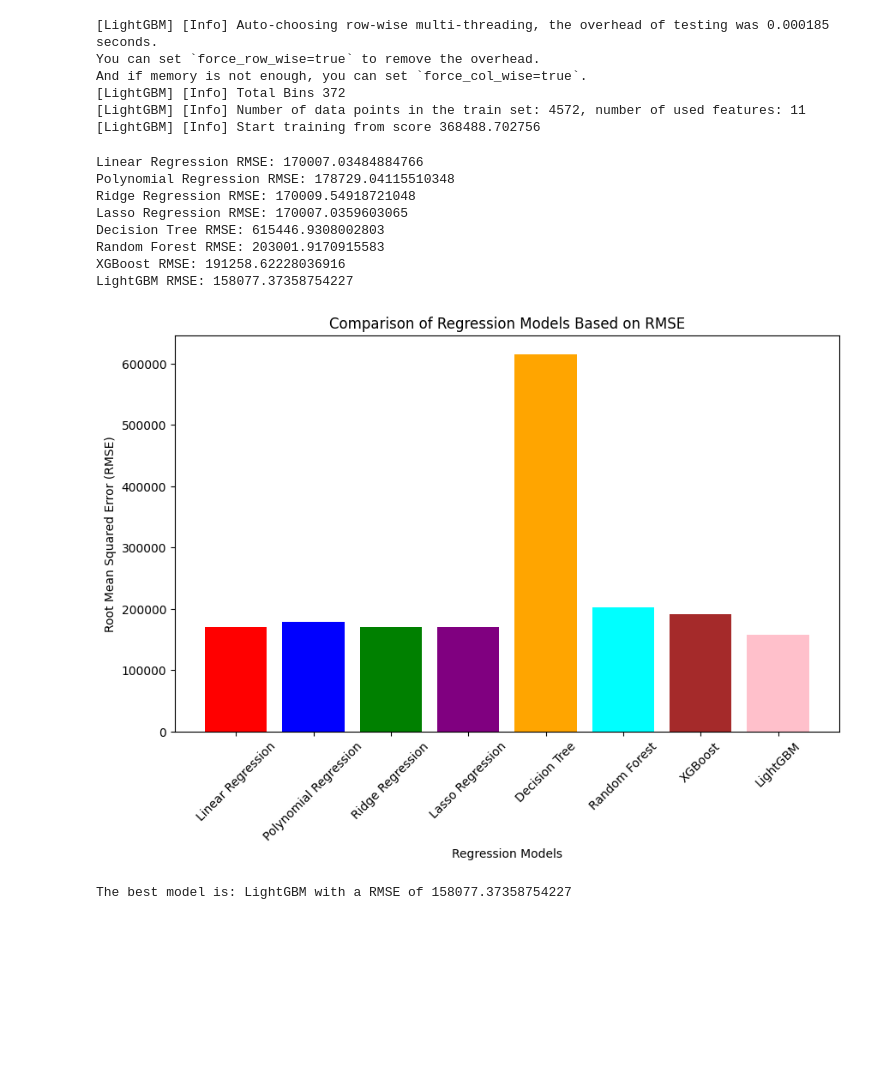
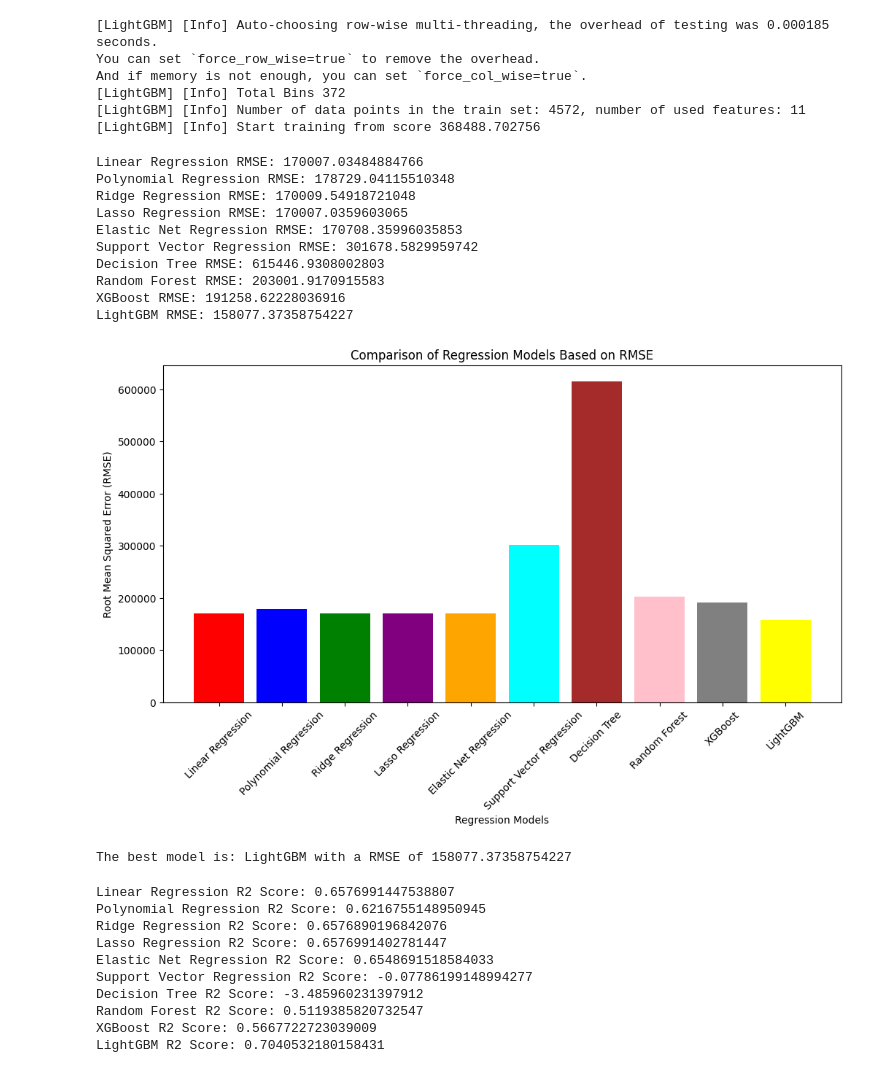
Before and after one commit to anasneji2002/Housing_pricing, a Jupyter notebook: notebooks/test_models.ipynb, the cells around one changed output. Saved outputs shown, nothing was run; the diff lists cells and outputs as text; code cells hidden in the pictures; blank space fills up the shorter version.

Commit message:
add elastic and svr

```diff
--- a/notebooks/test_models.ipynb
+++ b/notebooks/test_models.ipynb
@@ -103,13 +104,25 @@ And if memory is not enough, you can set `force_col_wise=true`.
 [LightGBM] [Info] Total Bins 372
 [LightGBM] [Info] Number of data points in the train set: 4572, number of used features: 11
 [LightGBM] [Info] Start training from score 368488.702756
+# %%
+# 11 - Elastic Net Regression
+elastic_net = ElasticNet(alpha=0.1, l1_ratio=0.5)
+elastic_net.fit(X_train, Y_train)
+Y_pred_elastic = elastic_net.predict(X_test)
+# %%
+# 12 - Support Vector Regression
+svr_reg = SVR(kernel='rbf')
+svr_reg.fit(X_train, Y_train.ravel())
+Y_pred_svr = svr_reg.predict(X_test)
 # %%
-# 11 - Evaluate models
+# 13 - Evaluate models
 mse_values = {
     "Linear Regression": root_mean_squared_error(Y_test, Y_pred_linear),
     "Polynomial Regression": root_mean_squared_error(Y_test, Y_pred_poly),
     "Ridge Regression": root_mean_squared_error(Y_test, Y_pred_ridge),
     "Lasso Regression": root_mean_squared_error(Y_test, Y_pred_lasso),
+    "Elastic Net Regression": root_mean_squared_error(Y_test, Y_pred_elastic),
+    "Support Vector Regression": root_mean_squared_error(Y_test, Y_pred_svr),
     "Decision Tree": root_mean_squared_error(Y_test_unscaled, Y_pred_tree),
     "Random Forest": root_mean_squared_error(Y_test_unscaled, Y_pred_forest),
     "XGBoost": root_mean_squared_error(Y_test, Y_pred_xgb),
@@ -123,19 +136,21 @@ Linear Regression RMSE: 170007.03484884766
 Polynomial Regression RMSE: 178729.04115510348
 Ridge Regression RMSE: 170009.54918721048
 Lasso Regression RMSE: 170007.0359603065
+Elastic Net Regression RMSE: 170708.35996035853
+Support Vector Regression RMSE: 301678.5829959742
 Decision Tree RMSE: 615446.9308002803
 Random Forest RMSE: 203001.9170915583
 XGBoost RMSE: 191258.62228036916
 LightGBM RMSE: 158077.37358754227
 # %%
-# 12 - Plot results
-plt.figure(figsize=(10, 6))
-plt.bar(mse_values.keys(), mse_values.values(), color=['red', 'blue', 'green', 'purple', 'orange', 'cyan', 'brown', 'pink'])
+# 14 - Plot results
+plt.figure(figsize=(12, 6))
+plt.bar(mse_values.keys(), mse_values.values(), color=['red', 'blue', 'green', 'purple', 'orange', 'cyan', 'brown', 'pink', 'gray', 'yellow'])
 plt.xlabel("Regression Models")
 plt.ylabel("Root Mean Squared Error (RMSE)")
 plt.title("Comparison of Regression Models Based on RMSE")
 plt.xticks(rotation=45)
 plt.show()
 # %% [output]
-[figure, old version]
+[figure, new version]
 # %%
@@ -144,3 +159,31 @@ best_model = min(mse_values, key=mse_values.get)
 print(f"The best model is: {best_model} with a RMSE of {mse_values[best_model]}")
 # %% [output]
 The best model is: LightGBM with a RMSE of 158077.37358754227
+# %%
+# 16 - Use r2_score
+r2_values = {
+    "Linear Regression": r2_score(Y_test, Y_pred_linear),
+    "Polynomial Regression": r2_score(Y_test, Y_pred_poly),
+    "Ridge Regression": r2_score(Y_test, Y_pred_ridge),
+    "Lasso Regression": r2_score(Y_test, Y_pred_lasso),
+    "Elastic Net Regression": r2_score(Y_test, Y_pred_elastic),
+    "Support Vector Regression": r2_score(Y_test, Y_pred_svr),
+    "Decision Tree": r2_score(Y_test_unscaled, Y_pred_tree),
+    "Random Forest": r2_score(Y_test_unscaled, Y_pred_forest),
+    "XGBoost": r2_score(Y_test, Y_pred_xgb),
+    "LightGBM": r2_score(Y_test, Y_pred_lgb)
+}
+
+for model, r2 in r2_values.items():
+    print(f"{model} R2 Score: {r2}")
+# %% [output]
+Linear Regression R2 Score: 0.6576991447538807
+Polynomial Regression R2 Score: 0.6216755148950945
+Ridge Regression R2 Score: 0.6576890196842076
+Lasso Regression R2 Score: 0.6576991402781447
+Elastic Net Regression R2 Score: 0.6548691518584033
+Support Vector Regression R2 Score: -0.07786199148994277
+Decision Tree R2 Score: -3.485960231397912
+Random Forest R2 Score: 0.5119385820732547
+XGBoost R2 Score: 0.5667722723039009
+LightGBM R2 Score: 0.7040532180158431
```
Also changed, not shown: parts of 4 cells of this notebook.
